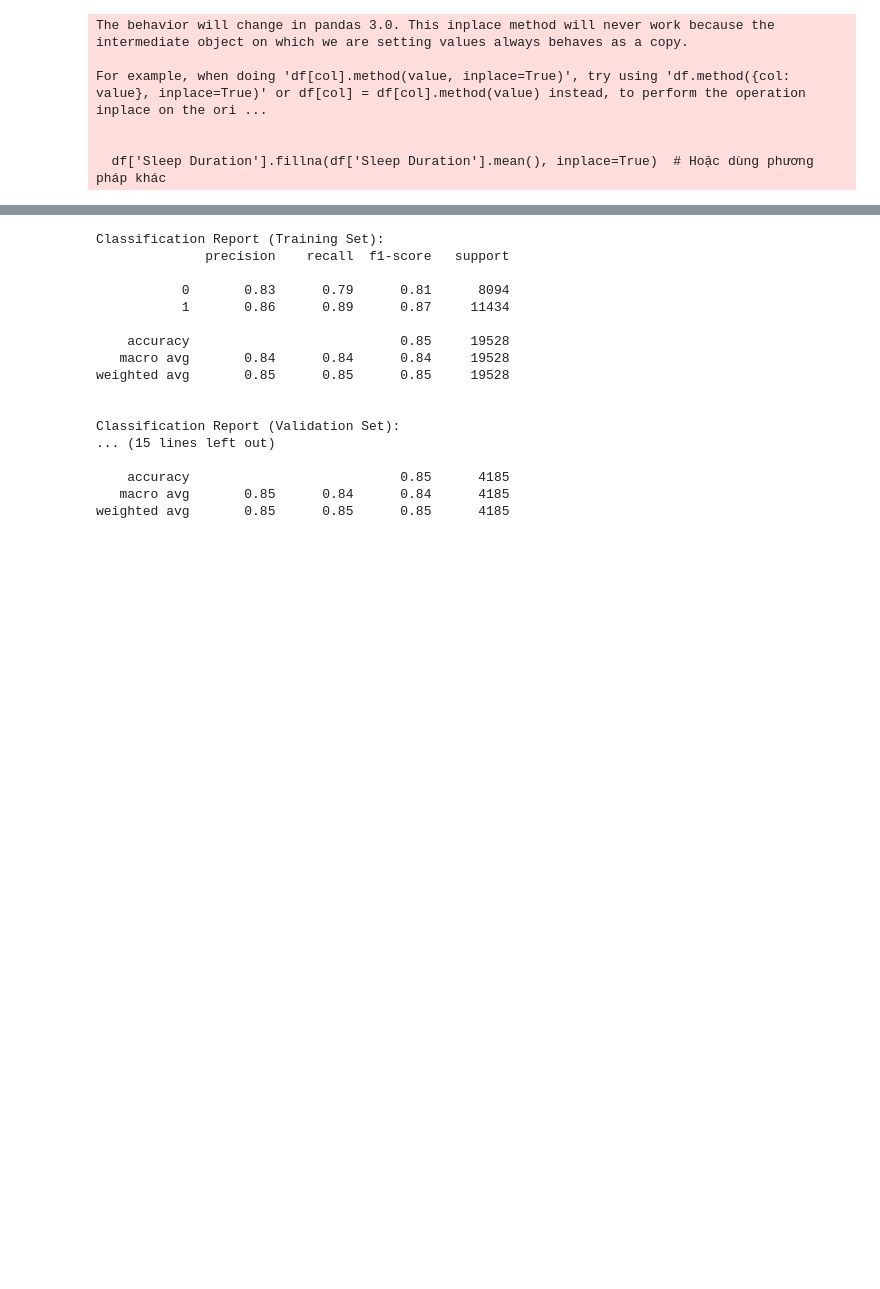
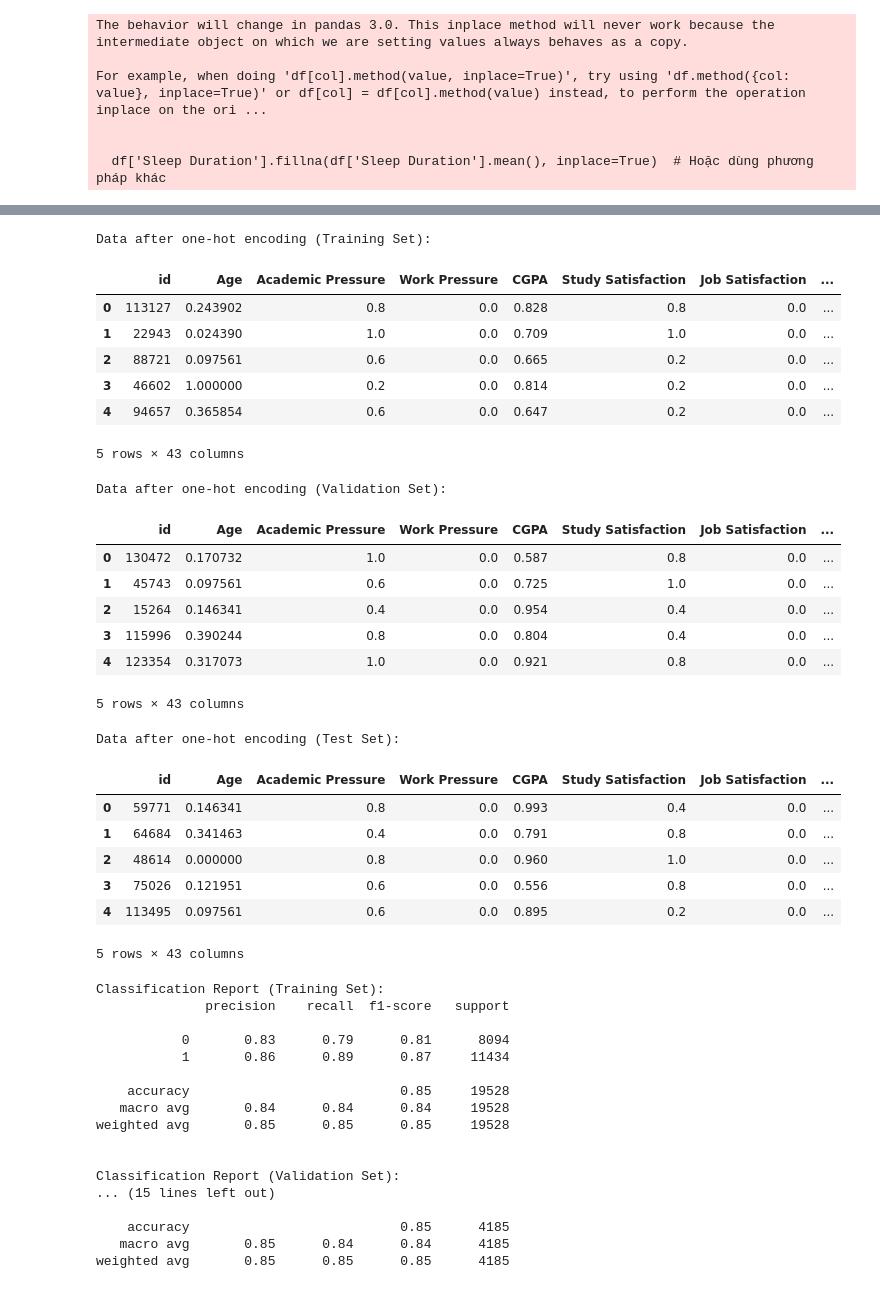
Before and after one commit to bao-le-error/ml_project, a Jupyter notebook: new_pre_data.ipynb, the cells around one changed output, grey strips where cells are left out. Cells and saved outputs as stored; diff of their text form; code cells hidden in the pictures; blank space fills up the shorter version.

```diff
--- a/new_pre_data.ipynb
+++ b/new_pre_data.ipynb
@@ -139,5 +131,4 @@ For example, when doing 'df[col].method(value, inplace=True)', try using 'df.met
 
   df['Sleep Duration'].fillna(df['Sleep Duration'].mean(), inplace=True)  # Hoặc dùng phương pháp khác
 # %%
-X = df.drop(columns=['id', 'Depression', 'City', 'Profession'])  # loại bỏ City và Profession
-y = df['Depression']
+df = df.drop(columns=['City', 'Profession'])
@@ -146,0 +135,3 @@ X_scaled = scaler.fit_transform(X)
+# %%
+categorical_columns = df.select_dtypes(include=['object', 'category']).columns.tolist()
+print("Categorical Columns:", categorical_columns)
@@ -287,18 +274,51 @@ y_test = test_df['Depression']
 # %%
-# One-hot encoding (nếu có cột phân loại)
-X_train_encoded = pd.get_dummies(X_train, drop_first=True)
-X_valid_encoded = pd.get_dummies(X_valid, drop_first=True)
-X_test_encoded = pd.get_dummies(X_test, drop_first=True)
-
-# Đảm bảo các tập có cùng cột sau one-hot
-X_valid_encoded = X_valid_encoded.reindex(columns=X_train_encoded.columns, fill_value=0)
-X_test_encoded = X_test_encoded.reindex(columns=X_train_encoded.columns, fill_value=0)
-
+# Chuyển đổi các cột categorical thành số
+for col in categorical_columns:
+    if col in X_train_encoded.columns:
+        X_train_encoded[col] = X_train_encoded[col].astype('category').cat.codes
+    if col in X_valid_encoded.columns:
+        X_valid_encoded[col] = X_valid_encoded[col].astype('category').cat.codes
+    if col in X_test_encoded.columns:
+        X_test_encoded[col] = X_test_encoded[col].astype('category').cat.codes
 # Chuẩn hóa dữ liệu
 scaler = StandardScaler()
 X_train_scaled = scaler.fit_transform(X_train_encoded)
 X_valid_scaled = scaler.transform(X_valid_encoded)
 X_test_scaled = scaler.transform(X_test_encoded)
+# %%
+print("Data after one-hot encoding (Training Set):")
+display(X_train_encoded.head())
+
+print("\nData after one-hot encoding (Validation Set):")
+display(X_valid_encoded.head())
+
+print("\nData after one-hot encoding (Test Set):")
+display(X_test_encoded.head())
+# %% [output]
+Data after one-hot encoding (Training Set):
+|  | id | Age | Academic Pressure | Work Pressure | CGPA | Study Satisfaction | Job Satisfaction | ... |
+| 0 | 113127 | 0.243902 | 0.8 | 0.0 | 0.828 | 0.8 | 0.0 | ... |
+| 1 | 22943 | 0.024390 | 1.0 | 0.0 | 0.709 | 1.0 | 0.0 | ... |
+| 2 | 88721 | 0.097561 | 0.6 | 0.0 | 0.665 | 0.2 | 0.0 | ... |
+| 3 | 46602 | 1.000000 | 0.2 | 0.0 | 0.814 | 0.2 | 0.0 | ... |
+| 4 | 94657 | 0.365854 | 0.6 | 0.0 | 0.647 | 0.2 | 0.0 | ... |
+5 rows × 43 columns
+Data after one-hot encoding (Validation Set):
+|  | id | Age | Academic Pressure | Work Pressure | CGPA | Study Satisfaction | Job Satisfaction | ... |
+| 0 | 130472 | 0.170732 | 1.0 | 0.0 | 0.587 | 0.8 | 0.0 | ... |
+| 1 | 45743 | 0.097561 | 0.6 | 0.0 | 0.725 | 1.0 | 0.0 | ... |
+| 2 | 15264 | 0.146341 | 0.4 | 0.0 | 0.954 | 0.4 | 0.0 | ... |
+| 3 | 115996 | 0.390244 | 0.8 | 0.0 | 0.804 | 0.4 | 0.0 | ... |
+| 4 | 123354 | 0.317073 | 1.0 | 0.0 | 0.921 | 0.8 | 0.0 | ... |
+5 rows × 43 columns
+Data after one-hot encoding (Test Set):
+|  | id | Age | Academic Pressure | Work Pressure | CGPA | Study Satisfaction | Job Satisfaction | ... |
+| 0 | 59771 | 0.146341 | 0.8 | 0.0 | 0.993 | 0.4 | 0.0 | ... |
+| 1 | 64684 | 0.341463 | 0.4 | 0.0 | 0.791 | 0.8 | 0.0 | ... |
+| 2 | 48614 | 0.000000 | 0.8 | 0.0 | 0.960 | 1.0 | 0.0 | ... |
+| 3 | 75026 | 0.121951 | 0.6 | 0.0 | 0.556 | 0.8 | 0.0 | ... |
+| 4 | 113495 | 0.097561 | 0.6 | 0.0 | 0.895 | 0.2 | 0.0 | ... |
+5 rows × 43 columns
 # %%
 # Define and train the logistic regression model
 log_reg = LogisticRegression(max_iter=1000, random_state=42)
```
Also changed, not shown: parts of 16 cells of this notebook, 9 other files.
